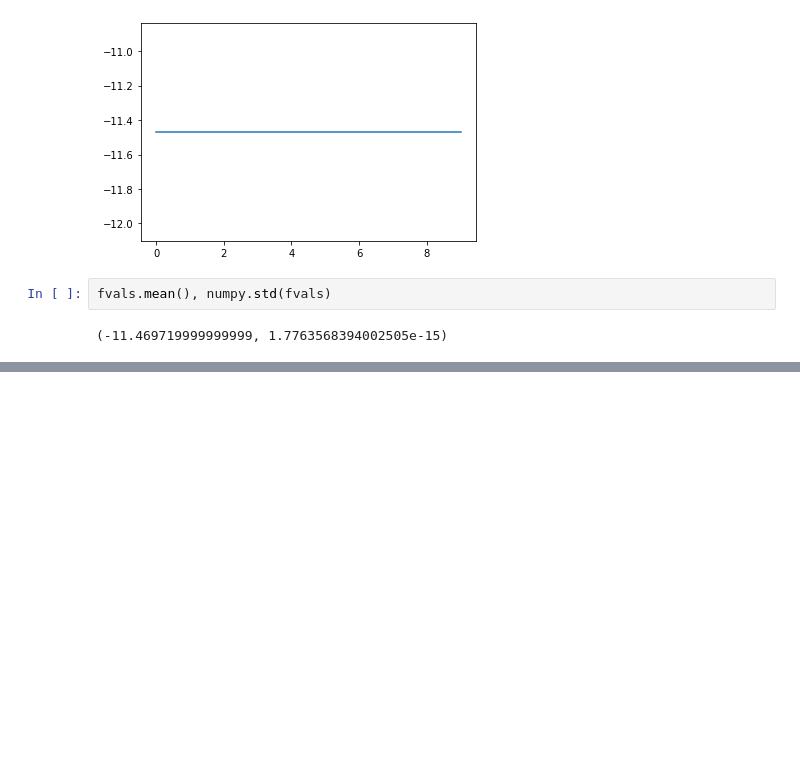
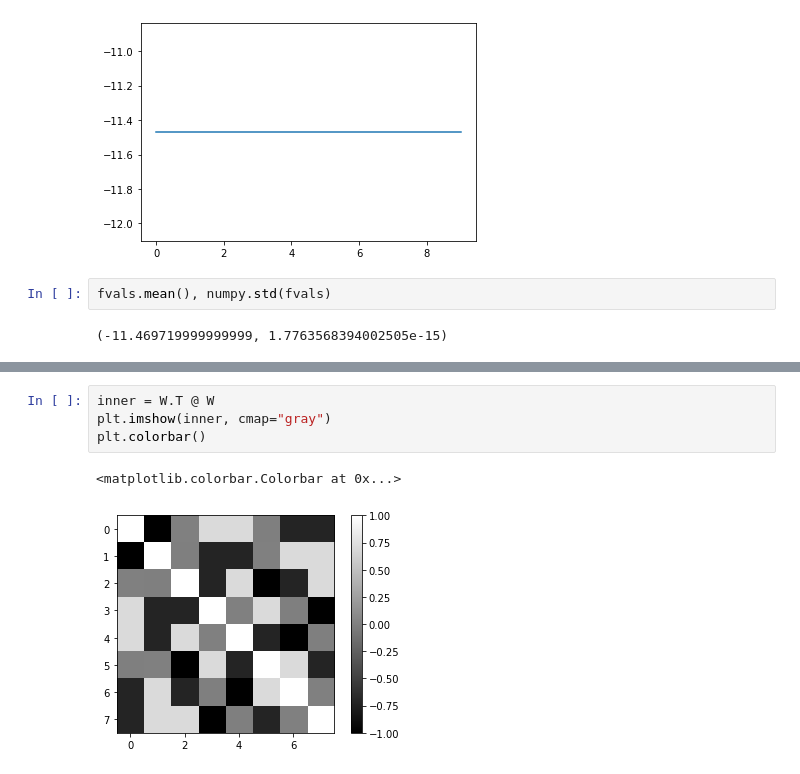
Before and after one commit to 10258392511/NeuralCollapse, a Jupyter notebook: experiments.ipynb, the cells around one changed output, grey strips where cells are left out. Saved outputs shown, nothing was run; the diff lists cells and outputs as text; blank space fills up the shorter version.

```diff
--- a/experiments.ipynb
+++ b/experiments.ipynb
@@ -335,0 +373,7 @@ fvals.mean(), numpy.std(fvals)
+# %%
+inner = W.T @ W
+plt.imshow(inner, cmap="gray")
+plt.colorbar()
+# %% [output]
+<matplotlib.colorbar.Colorbar at 0x...>
+[figure, added]
```
Also changed, not shown: parts of 19 cells of this notebook, 4 other files.
